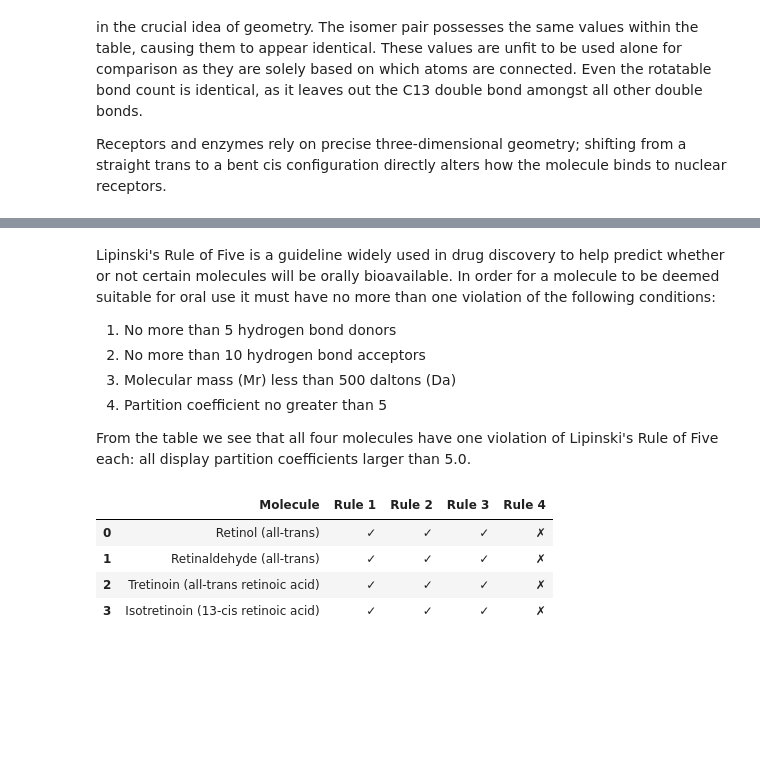
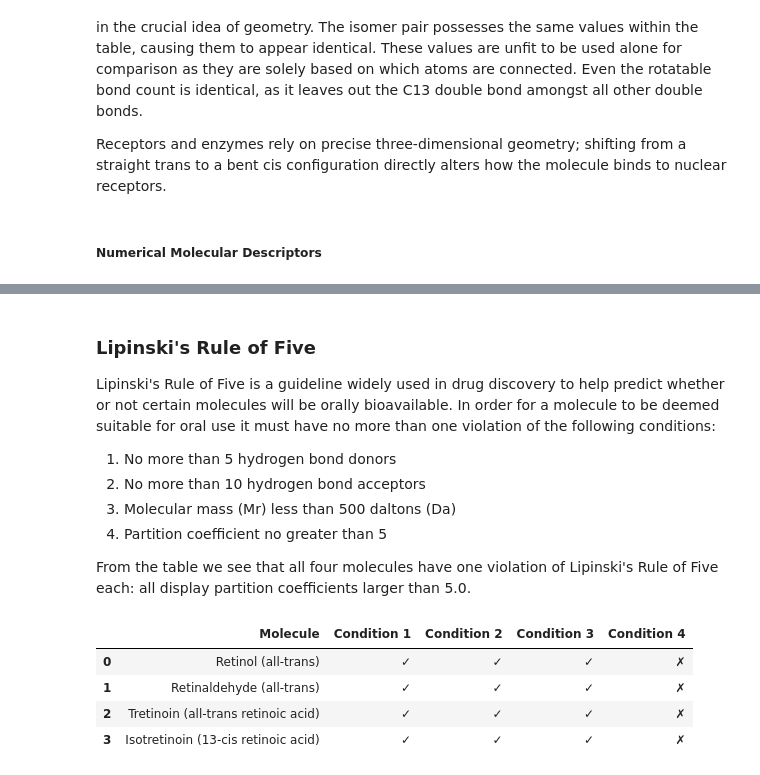
Before and after one commit to luisabbarclay1/Retinoid-analysis, a Jupyter notebook: retinoid_analysis.ipynb, the cells around one changed output, grey strips where cells are left out. Saved outputs shown, nothing was run; the diff lists cells and outputs as text; code cells hidden in the pictures; blank space fills up the shorter version.

```diff
--- a/retinoid_analysis.ipynb
+++ b/retinoid_analysis.ipynb
@@ -121,6 +123,8 @@ Tretinoin and isotretinoin are geometric isomers of one another, meaning that th
 The table below displays the numerical descriptors of each molecule which do not factor in the crucial idea of geometry. The isomer pair possesses the same values within the table, causing them to appear identical. These values are unfit to be used alone for comparison as they are solely based on which atoms are connected. Even the rotatable bond count is identical, as it leaves out the C13 double bond amongst all other double bonds.
 
 Receptors and enzymes rely on precise three-dimensional geometry; shifting from a straight trans to a bent cis configuration directly alters how the molecule binds to nuclear receptors.
+# %% [markdown]
+##### Numerical Molecular Descriptors
 # %%
 import pandas as pd
 from rdkit.Chem import Descriptors
@@ -148,6 +152,8 @@ df
 | 2 | Tretinoin (all-trans retinoic acid) | topical | prescription | 300.4 | 5.60 | 37.3 | 1 | 1 | ... |
 | 3 | Isotretinoin (13-cis retinoic acid) | oral | prescription | 300.4 | 5.60 | 37.3 | 1 | 1 | ... |
 # %% [markdown]
+### Lipinski's Rule of Five
+
 Lipinski's Rule of Five is a guideline widely used in drug discovery to help predict whether or not certain molecules will be orally bioavailable. In order for a molecule to be deemed suitable for oral use it must have no more than one violation of the following conditions:
 
 1. No more than 5 hydrogen bond donors
@@ -159,14 +165,14 @@ From the table we see that all four molecules have one violation of Lipinski's R
 # %%
 lip = pd.DataFrame({
     "Molecule": df["Molecule"],
-    "Rule 1": (df["HBondDonors"] <= 5).map({True: "\u2713", False: "\u2717"}),
-    "Rule 2": (df["HBondAcceptors"] <= 10).map({True: "\u2713", False: "\u2717"}),
-    "Rule 3": (df["Mr"] < 500).map({True: "\u2713", False: "\u2717"}),
-    "Rule 4": (df["LogP"] <= 5).map({True: "\u2713", False: "\u2717"}),
+    "Condition 1": (df["HBondDonors"] <= 5).map({True: "\u2713", False: "\u2717"}),
+    "Condition 2": (df["HBondAcceptors"] <= 10).map({True: "\u2713", False: "\u2717"}),
+    "Condition 3": (df["Mr"] < 500).map({True: "\u2713", False: "\u2717"}),
+    "Condition 4": (df["LogP"] <= 5).map({True: "\u2713", False: "\u2717"}),
 })
 lip
 # %% [output]
-|  | Molecule | Rule 1 | Rule 2 | Rule 3 | Rule 4 |
+|  | Molecule | Condition 1 | Condition 2 | Condition 3 | Condition 4 |
 | 0 | Retinol (all-trans) | ✓ | ✓ | ✓ | ✗ |
 | 1 | Retinaldehyde (all-trans) | ✓ | ✓ | ✓ | ✗ |
 | 2 | Tretinoin (all-trans retinoic acid) | ✓ | ✓ | ✓ | ✗ |
```
Also changed, not shown: parts of 2 cells of this notebook.
